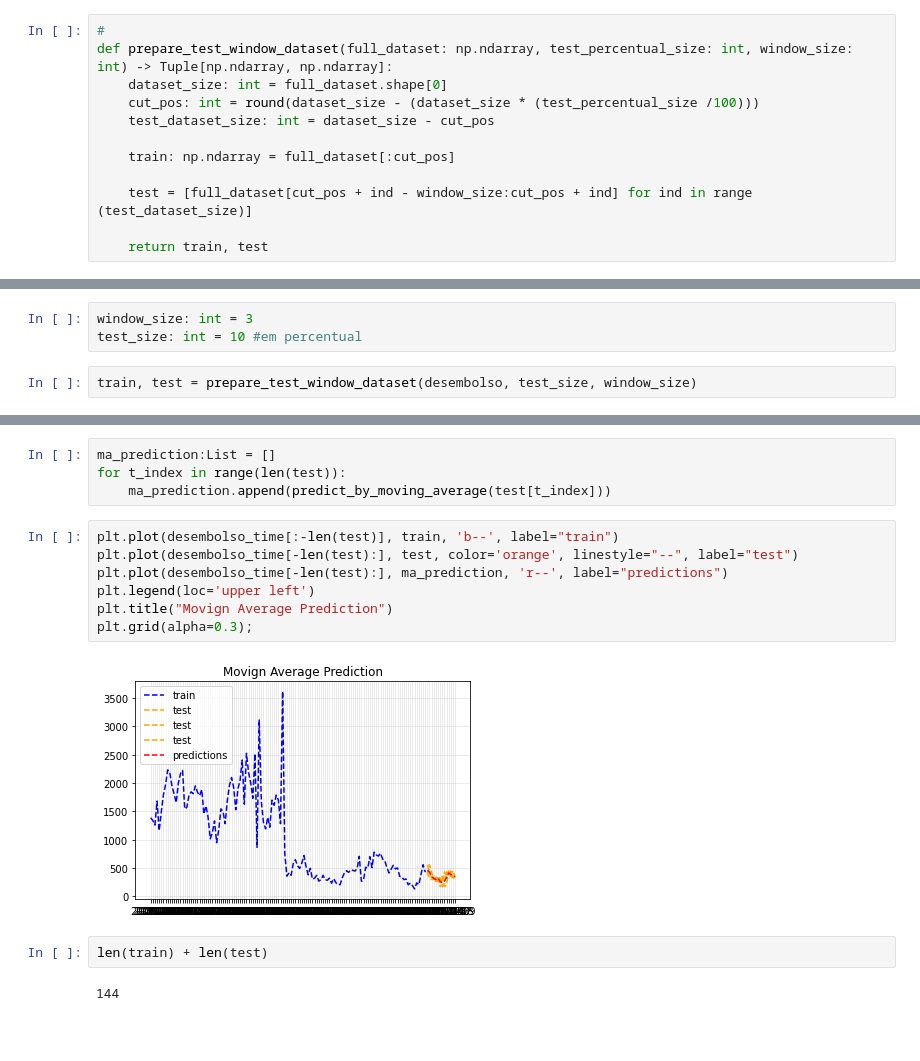
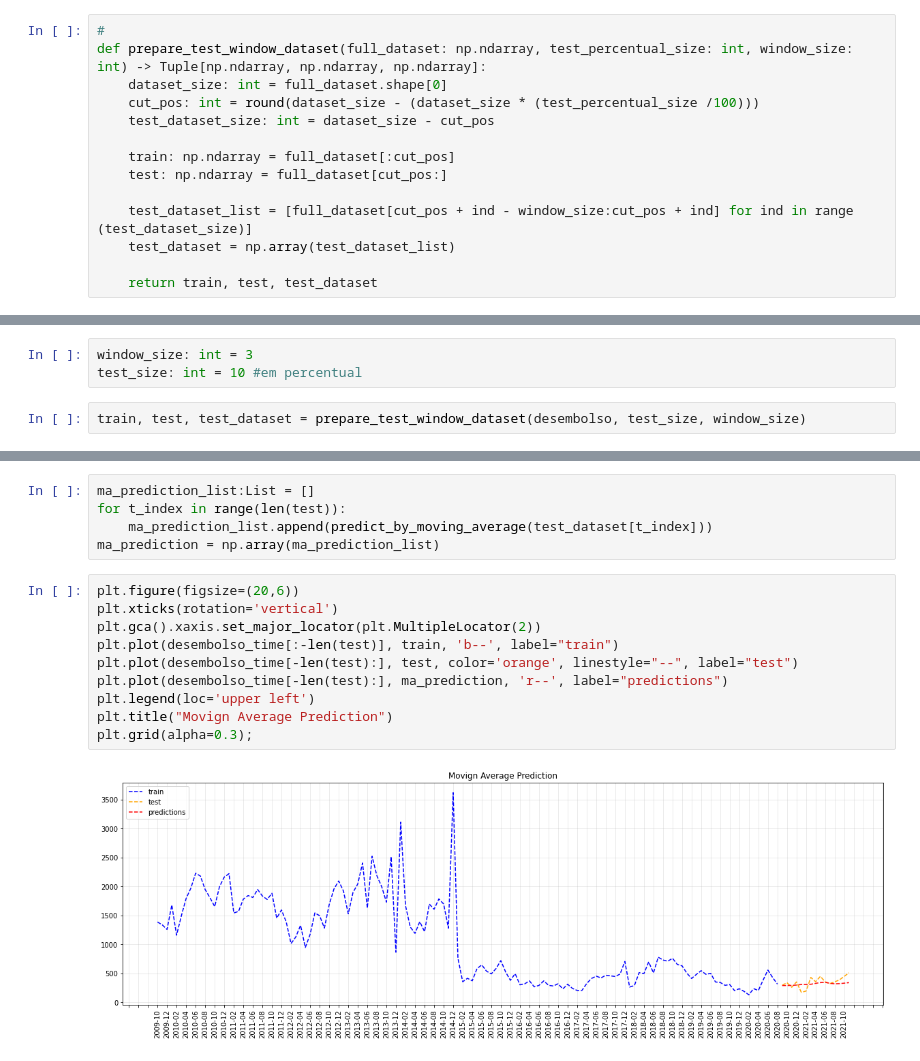
Before and after one commit to gdutramartins/forecast-desembolso, a Jupyter notebook: univariate_stats_pred.ipynb, the cells around one changed output, grey strips where cells are left out. Saved outputs shown, nothing was run; the diff lists cells and outputs as text; blank space fills up the shorter version.

```diff
--- a/univariate_stats_pred.ipynb
+++ b/univariate_stats_pred.ipynb
@@ -57,15 +56,17 @@ def predict_by_moving_average(observations):
 # %%
 #
-def prepare_test_window_dataset(full_dataset: np.ndarray, test_percentual_size: int, window_size: int) -> Tuple[np.ndarray, np.ndarray]:
+def prepare_test_window_dataset(full_dataset: np.ndarray, test_percentual_size: int, window_size: int) -> Tuple[np.ndarray, np.ndarray, np.ndarray]:
     dataset_size: int = full_dataset.shape[0]
     cut_pos: int = round(dataset_size - (dataset_size * (test_percentual_size /100)))
     test_dataset_size: int = dataset_size - cut_pos
 
     train: np.ndarray = full_dataset[:cut_pos]
+    test: np.ndarray = full_dataset[cut_pos:]
 
-    test = [full_dataset[cut_pos + ind - window_size:cut_pos + ind] for ind in range (test_dataset_size)]
+    test_dataset_list = [full_dataset[cut_pos + ind - window_size:cut_pos + ind] for ind in range (test_dataset_size)]
+    test_dataset = np.array(test_dataset_list)
 
-    return train, test
+    return train, test, test_dataset
 # %% [markdown]
 ---
 # %% [markdown]
@@ -74,4 +78,4 @@ def prepare_test_window_dataset(full_dataset: np.ndarray, test_percentual_size:
 window_size: int = 3
 test_size: int = 10 #em percentual
 # %%
-train, test = prepare_test_window_dataset(desembolso, test_size, window_size)
+train, test, test_dataset = prepare_test_window_dataset(desembolso, test_size, window_size)
@@ -78,17 +94,17 @@ train, test = prepare_test_window_dataset(desembolso, test_size, window_size)
 # %%
-ma_prediction:List = []
+ma_prediction_list:List = []
 for t_index in range(len(test)):
-    ma_prediction.append(predict_by_moving_average(test[t_index]))
+    ma_prediction_list.append(predict_by_moving_average(test_dataset[t_index]))
+ma_prediction = np.array(ma_prediction_list)
 # %%
+plt.figure(figsize=(20,6))
+plt.xticks(rotation='vertical')
+plt.gca().xaxis.set_major_locator(plt.MultipleLocator(2))
 plt.plot(desembolso_time[:-len(test)], train, 'b--', label="train")
 plt.plot(desembolso_time[-len(test):], test, color='orange', linestyle="--", label="test")
 plt.plot(desembolso_time[-len(test):], ma_prediction, 'r--', label="predictions")
 plt.legend(loc='upper left')
 plt.title("Movign Average Prediction")
 plt.grid(alpha=0.3);
 # %% [output]
-[figure, old version]
+[figure, new version]
-# %%
-len(train) + len(test)
-# %% [output]
-144
```
Also changed, not shown: parts of 38 cells of this notebook, 2 other files.
